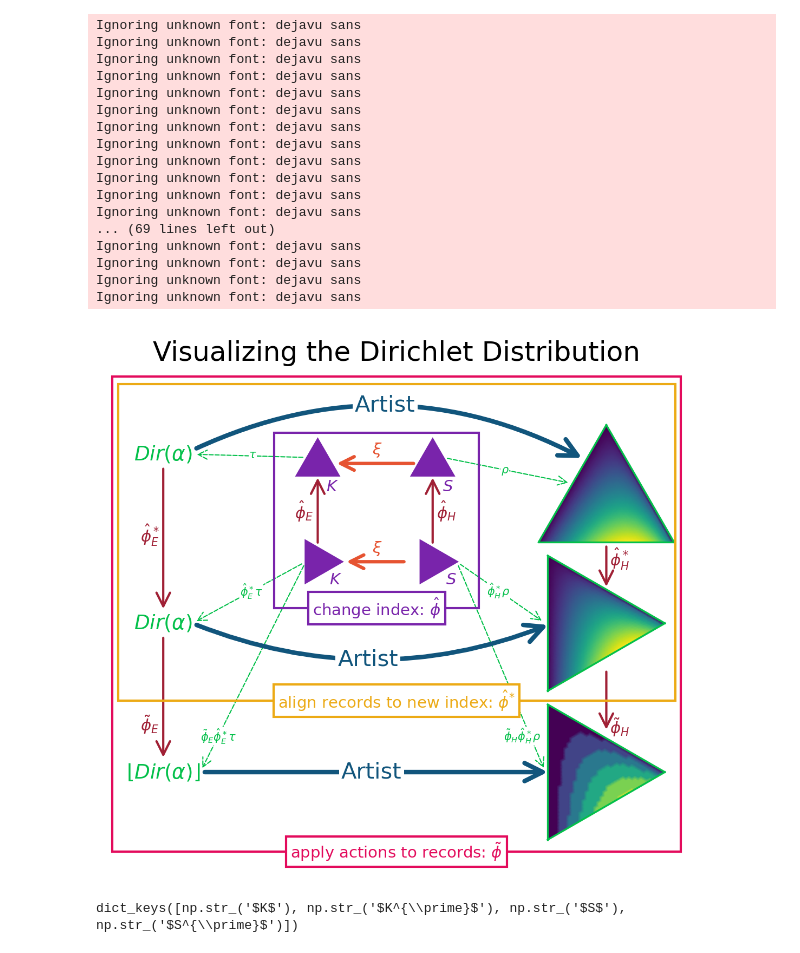
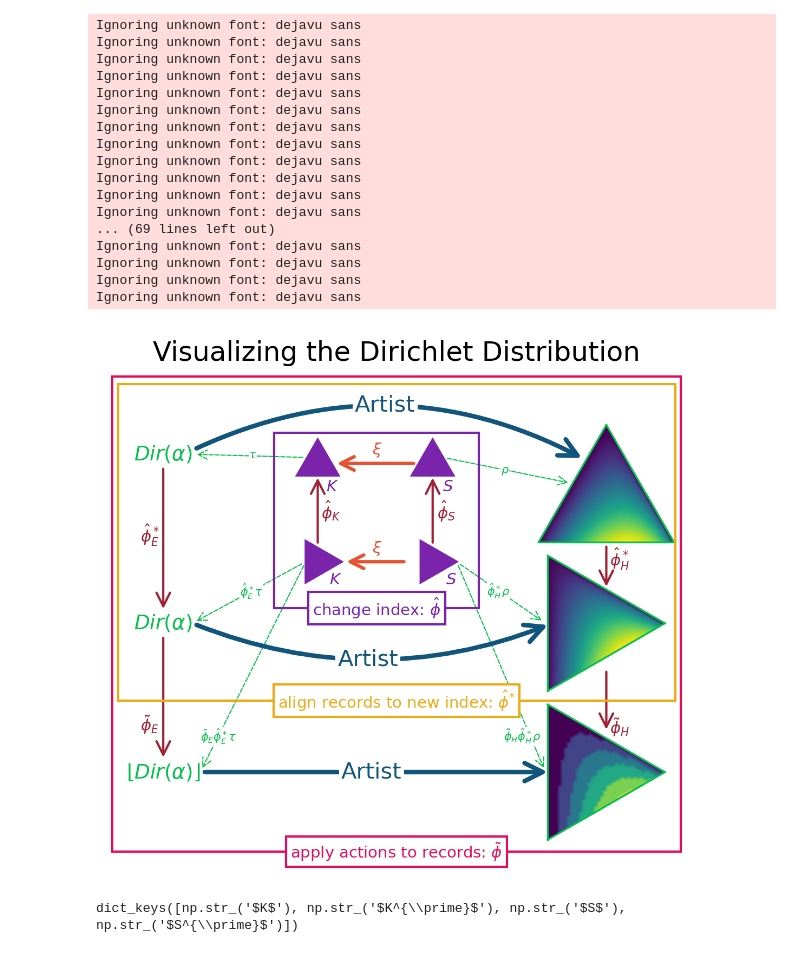
Before and after one commit to story645/team, a Jupyter notebook: paper/figcode/artist_equivariance.ipynb, the cells around one changed output. Saved outputs shown, nothing was run; the diff lists cells and outputs as text; code cells hidden in the pictures.

```diff
--- a/paper/figcode/artist_equivariance.ipynb
+++ b/paper/figcode/artist_equivariance.ipynb
@@ -92,7 +92,7 @@ h = mosaic[:,-1]
 arrowprops = dict(arrowstyle="->", color=pcd['action'], mutation_scale=15, lw=1, zorder=-5)
 for tail, head, lab in [(t1, t2, r"$\hat{\phi}^*_{E}$"), (t2, t3, r"$\tilde{\phi}_{E}$"),
                         (axd[h[0]], axd[h[1]], r"$\hat{\phi}^*_{H}$"), (axd[h[1]], axd[h[2]],r"$\tilde{\phi}_{H}$")]:
-    if lab.endswith('{H}$'):
+    if lab.endswith(('{H}$', '{S}$')):
         if 'tilde' not in lab:
             yt, yh = (0, .775)
         else:
@@ -130,7 +130,7 @@ for an in b.flatten():
 
 base_dict = {}
 
-for tail, head, lab in [(b[1,0], b[0,0], r"$\hat{\phi}_{E}$"), (b[1,1], b[0,1], r"$\hat{\phi}_{H}$")]:
+for tail, head, lab in [(b[1,0], b[0,0], r"$\hat{\phi}_{K}$"), (b[1,1], b[0,1], r"$\hat{\phi}_{S}$")]:
 
     tri = mpatches.RegularPolygon(xy=(.5, .5), numVertices=3, radius=.25, color=pcd['base'], transform = axd[head].transAxes)
     axd[head].add_patch(tri)
@@ -255,34 +255,34 @@ rframe = mpatches.Rectangle(xy=(0, 0.05), height=.975, width=1, facecolor='none'
 fig.add_artist(rframe)
 offsetbox = moffsetbox.TextArea(r"apply actions to records: $\tilde{\phi}$", textprops=dict( color=pcd['fiber'], fontsize=fs['script']))
 
 ab1 = moffsetbox.AnnotationBbox(offsetbox, (.5, 0), xybox=(0, 0), xycoords=rframe,
                                      boxcoords="offset points",
                                 bboxprops=dict(boxstyle=None, edgecolor=pcd['fiber'], facecolor='white'), pad=.2)
 fig.add_artist(ab1)
 
 
 fig.suptitle('Visualizing the Dirichlet Distribution', y=1.1)
 fig.savefig(paper_path/'artist_equiv.pdf', bbox_inches='tight', backend='pgf')
 #fig.savefig(paper_path/'artist_equiv.png', bbox_inches='tight')
 # %% [output]
 Ignoring unknown font: dejavu sans
 Ignoring unknown font: dejavu sans
 Ignoring unknown font: dejavu sans
 Ignoring unknown font: dejavu sans
 Ignoring unknown font: dejavu sans
 Ignoring unknown font: dejavu sans
 Ignoring unknown font: dejavu sans
 Ignoring unknown font: dejavu sans
 Ignoring unknown font: dejavu sans
 Ignoring unknown font: dejavu sans
 Ignoring unknown font: dejavu sans
 Ignoring unknown font: dejavu sans
 ... (69 lines left out)
 Ignoring unknown font: dejavu sans
 Ignoring unknown font: dejavu sans
 Ignoring unknown font: dejavu sans
 Ignoring unknown font: dejavu sans
-[figure, old version]
+[figure, new version]
 # %%
 base_dict.keys()
 # %% [output]
```
Also changed, not shown: parts of 3 cells of this notebook, 7 other files.
